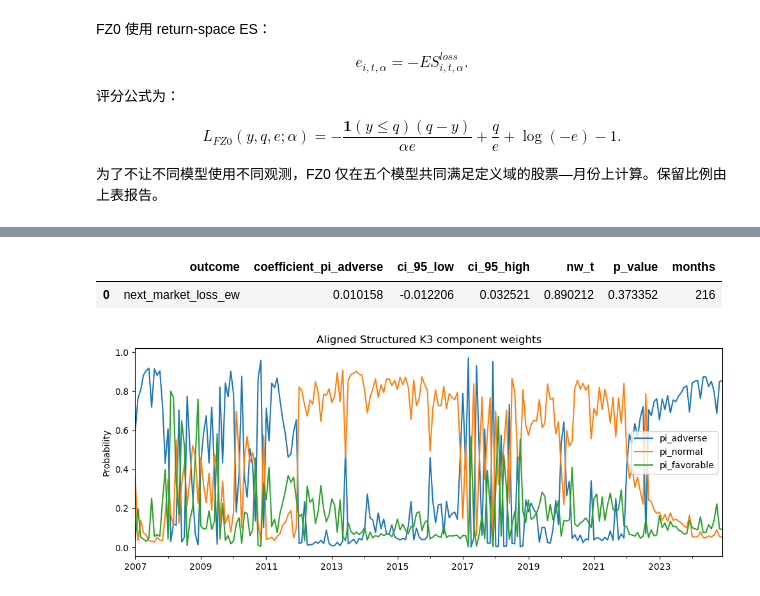
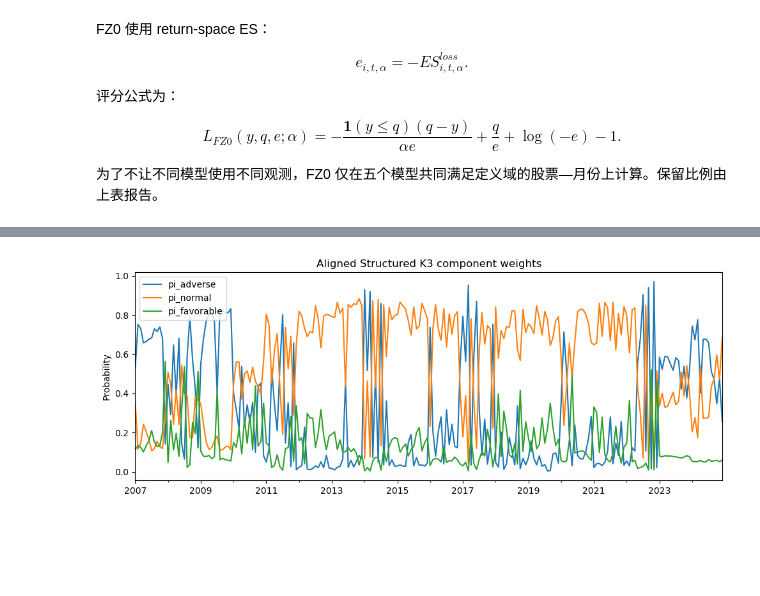
Before and after one commit to damonuc/PricingTailRisk_MDN, a Jupyter notebook: 3Compare_model.ipynb, the cells around one changed output, grey strips where cells are left out. Cells and saved outputs as stored; diff of their text form; code cells hidden in the pictures; blank space fills up the shorter version.

```diff
--- a/3Compare_model.ipynb
+++ b/3Compare_model.ipynb
@@ -40,17 +40,18 @@ pd.set_option("display.width", 180)
 
 
 # 选择要使用的预测时间戳(不使用的版本就注释掉)
-timestamp = "20260829_0422" # normal
-timestamp = "20260827_2251" # rank
-# timestamp = "20260827_0616" # none
-timestamp = "20260831_0534" # rank+training 120 months
-# timestamp = "20260831_1640" # rank+training 72 months + ffi12
-timestamp = "20260831_1753" # normal + training 72 months + ffi12
+# timestamp = "20260829_0422" # normal
+# timestamp = "20260827_2251" # rank
+# # timestamp = "20260827_0616" # none
+# timestamp = "20260831_0534" # rank+training 120 months
+timestamp = "20260831_1640" # rank + training 72 months + ffi12
+# timestamp = "20260831_1753" # normal + training 72 months + ffi12
 
 project_root = Path("/Users/jianbinchen/NonSync/GitHub/Research/PricingTailRisk_MDN")
 forecast_dir = Path("/Users/jianbinchen/Downloads/results")
 
 result_dir = project_root / "output/model_comparison"
+figure_dir = project_root / "overleaf/fig"
 
 model_order = [
     "rolling_normal",
@@ -1016,38 +1131,38 @@ display(window_components.round(6))
 # %%
 # ==========================================
 # 检查 pi_adverse 是否预测下一月市场损失
 # ==========================================
 import statsmodels.api as sm
 
 state_monthly = monthly_components[
     ["mthcaldt", "window", "pi_adverse", "pi_normal", "pi_favorable",
      "mean_es_5", "mean_contribution_adverse", "next_market_return_ew"]
 ].copy()
 state_monthly["next_market_loss_ew"] = -state_monthly["next_market_return_ew"]
+state_monthly.to_parquet(result_dir / f"state_monthly_{timestamp}.parquet", index=False)
+# 这一段挪到4 pricing test里
+# X = sm.add_constant(state_monthly["pi_adverse"])
+# state_fit = sm.OLS(state_monthly["next_market_loss_ew"], X).fit(
+#     cov_type="HAC", cov_kwds={"maxlags": 12}
+# )
 
-X = sm.add_constant(state_monthly["pi_adverse"])
-state_fit = sm.OLS(state_monthly["next_market_loss_ew"], X).fit(
-    cov_type="HAC", cov_kwds={"maxlags": 12}
-)
+# ci = state_fit.conf_int().loc["pi_adverse"]
+# state_validation = pd.DataFrame([{
+#     "outcome": "next_market_loss_ew",
+#     "coefficient_pi_adverse": state_fit.params["pi_adverse"],
+#     "ci_95_low": ci.iloc[0],
+#     "ci_95_high": ci.iloc[1],
+#     "nw_t": state_fit.tvalues["pi_adverse"],
+#     "p_value": state_fit.pvalues["pi_adverse"],
+#     "months": int(state_fit.nobs),
+# }])
 
-ci = state_fit.conf_int().loc["pi_adverse"]
-state_validation = pd.DataFrame([{
-    "outcome": "next_market_loss_ew",
-    "coefficient_pi_adverse": state_fit.params["pi_adverse"],
-    "ci_95_low": ci.iloc[0],
-    "ci_95_high": ci.iloc[1],
-    "nw_t": state_fit.tvalues["pi_adverse"],
-    "p_value": state_fit.pvalues["pi_adverse"],
-    "months": int(state_fit.nobs),
-}])
-
-display(state_validation.round(6))
+# display(state_validation.round(6))
 
 ax = state_monthly.set_index("mthcaldt")[pi_cols].plot(figsize=(10, 4))
 ax.set(title="Aligned Structured K3 component weights", xlabel="", ylabel="Probability")
 plt.tight_layout()
+plt.savefig(figure_dir / f"components_weights_{timestamp}.pdf", bbox_inches="tight", dpi=300)
 plt.show()
 # %% [output]
-|  | outcome | coefficient_pi_adverse | ci_95_low | ci_95_high | nw_t | p_value | months |
-| 0 | next_market_loss_ew | 0.010158 | -0.012206 | 0.032521 | 0.890212 | 0.373352 | 216 |
-[figure, old version]
+[figure, new version]
```
Also changed, not shown: parts of 17 cells of this notebook, 2 other files.
